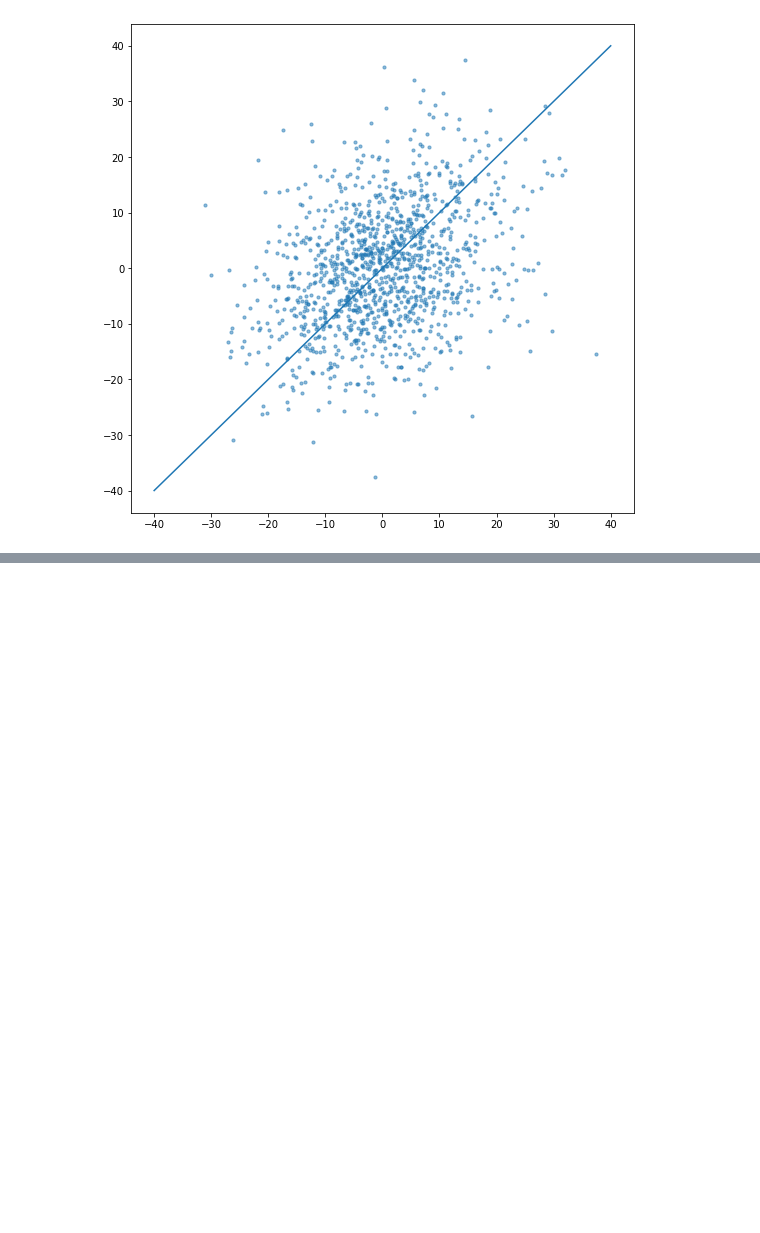
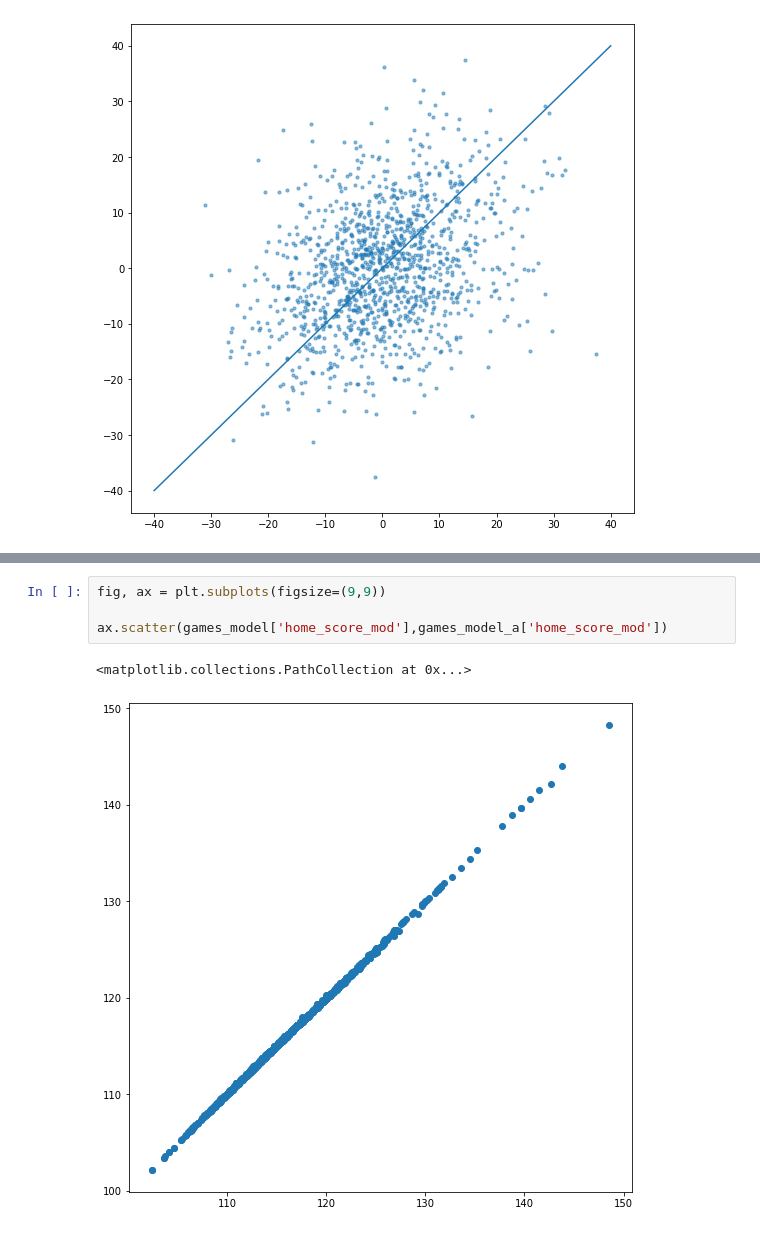
Before and after one commit to daviderics/Basketball-Model, a Jupyter notebook: bball_modeler.ipynb, the cells around one changed output, grey strips where cells are left out. Cells and saved outputs as stored; diff of their text form; blank space fills up the shorter version.

Commit message:
Changed model to reflect correct weights

```diff
--- a/bball_modeler.ipynb
+++ b/bball_modeler.ipynb
@@ -796,0 +663,7 @@ games_model_w[['away_team','away_score_mod','away_score','home_score','home_scor
+# %%
+fig, ax = plt.subplots(figsize=(9,9))
+
+ax.scatter(games_model['home_score_mod'],games_model_a['home_score_mod'])
+# %% [output]
+<matplotlib.collections.PathCollection at 0x...>
+[figure, added]
```
Also changed, not shown: parts of 14 cells of this notebook.
